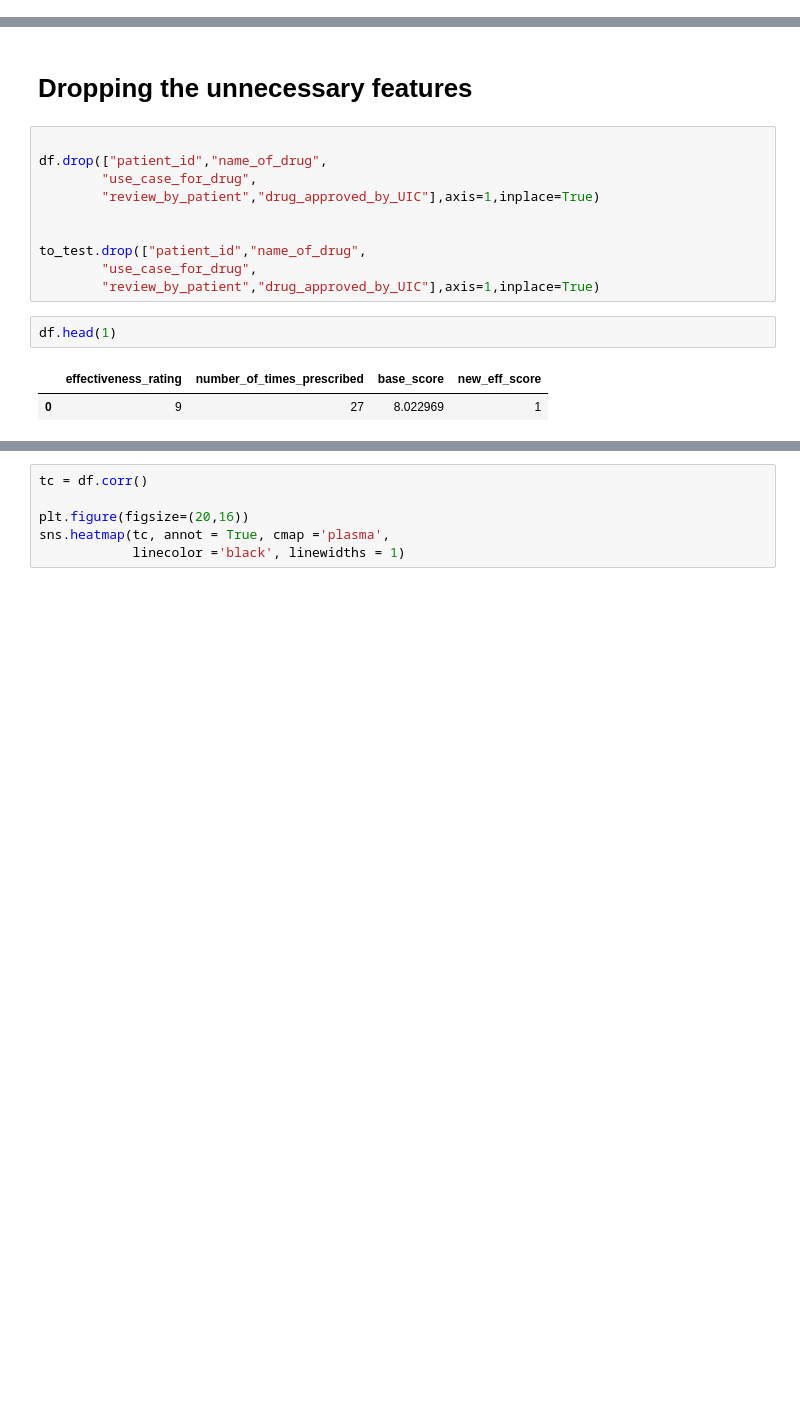
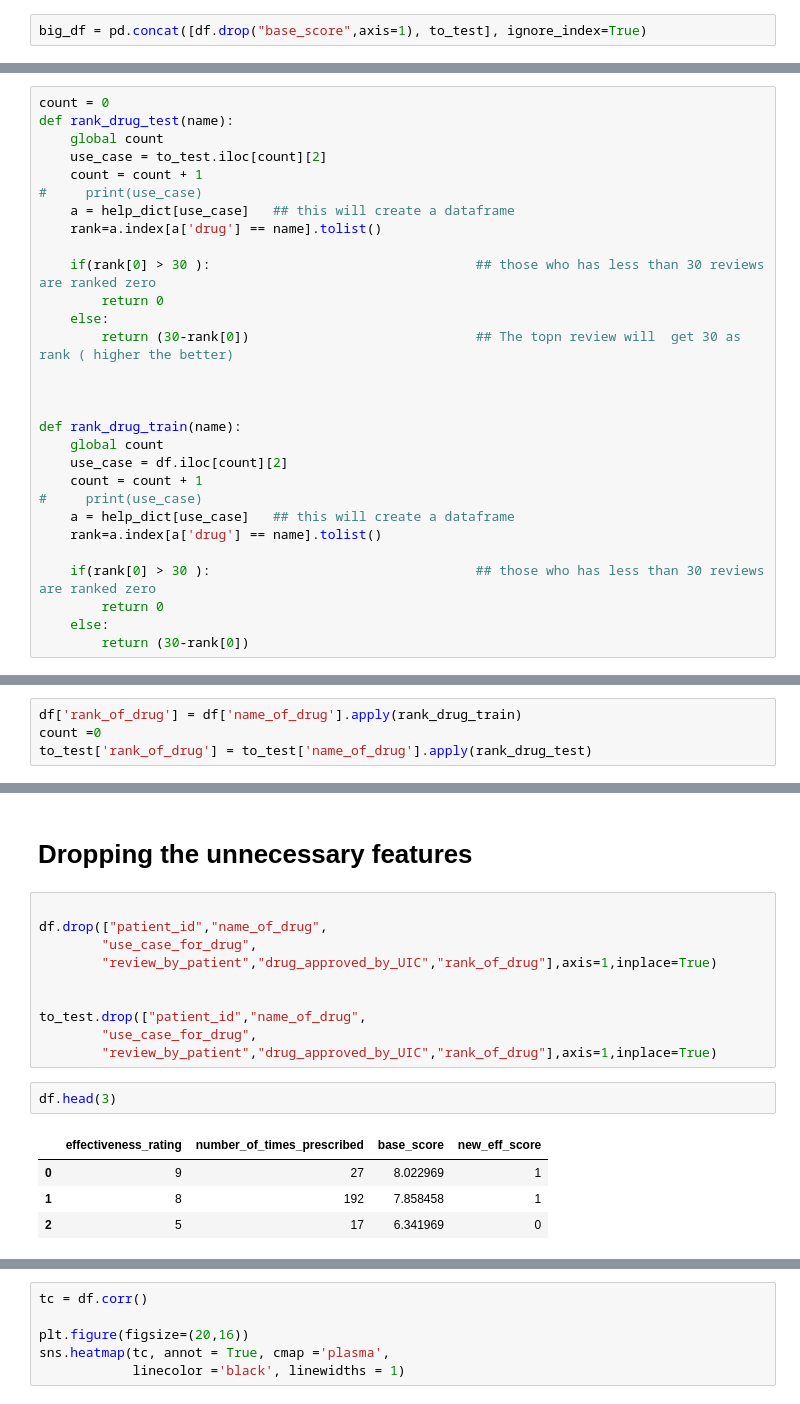
Before and after one commit to bhrt-sharma/HackerEarth-STD-Regression-Challenge, a Jupyter notebook: STD_Hackerearth_Solution.ipynb, the cells around one changed output, grey strips where cells are left out. Cells and saved outputs as stored; diff of their text form; blank space fills up the shorter version.

```diff
--- a/STD_Hackerearth_Solution.ipynb
+++ b/STD_Hackerearth_Solution.ipynb
@@ -92,0 +351,2 @@ to_test['new_eff_score'] = df.effectiveness_rating.apply(scale_rating)
+# %%
+big_df = pd.concat([df.drop("base_score",axis=1), to_test], ignore_index=True)
@@ -92,0 +409,29 @@ to_test['new_eff_score'] = df.effectiveness_rating.apply(scale_rating)
+# %%
+count = 0
+def rank_drug_test(name):
+    global count
+    use_case = to_test.iloc[count][2]
+    count = count + 1
+#     print(use_case)
+    a = help_dict[use_case]   ## this will create a dataframe
+    rank=a.index[a['drug'] == name].tolist()
+
+    if(rank[0] > 30 ):                                  ## those who has less than 30 reviews are ranked zero
+        return 0
+    else:
+        return (30-rank[0])                             ## The topn review will  get 30 as rank ( higher the better)
+
+
+
+def rank_drug_train(name):
+    global count
+    use_case = df.iloc[count][2]
+    count = count + 1
+#     print(use_case)
+    a = help_dict[use_case]   ## this will create a dataframe
+    rank=a.index[a['drug'] == name].tolist()
+
+    if(rank[0] > 30 ):                                  ## those who has less than 30 reviews are ranked zero
+        return 0
+    else:
+        return (30-rank[0])
@@ -92,0 +440,4 @@ to_test['new_eff_score'] = df.effectiveness_rating.apply(scale_rating)
+# %%
+df['rank_of_drug'] = df['name_of_drug'].apply(rank_drug_train)
+count =0
+to_test['rank_of_drug'] = to_test['name_of_drug'].apply(rank_drug_test)
@@ -96,15 +463,17 @@ to_test['new_eff_score'] = df.effectiveness_rating.apply(scale_rating)
 
 df.drop(["patient_id","name_of_drug",
         "use_case_for_drug",
-        "review_by_patient","drug_approved_by_UIC"],axis=1,inplace=True)
+        "review_by_patient","drug_approved_by_UIC","rank_of_drug"],axis=1,inplace=True)
 
 
 to_test.drop(["patient_id","name_of_drug",
         "use_case_for_drug",
-        "review_by_patient","drug_approved_by_UIC"],axis=1,inplace=True)
+        "review_by_patient","drug_approved_by_UIC","rank_of_drug"],axis=1,inplace=True)
 # %%
-df.head(1)
+df.head(3)
 # %% [output]
 |  | effectiveness_rating | number_of_times_prescribed | base_score | new_eff_score |
 | 0 | 9 | 27 | 8.022969 | 1 |
+| 1 | 8 | 192 | 7.858458 | 1 |
+| 2 | 5 | 17 | 6.341969 | 0 |
 # %%
```
Also changed, not shown: parts of 92 cells of this notebook.
